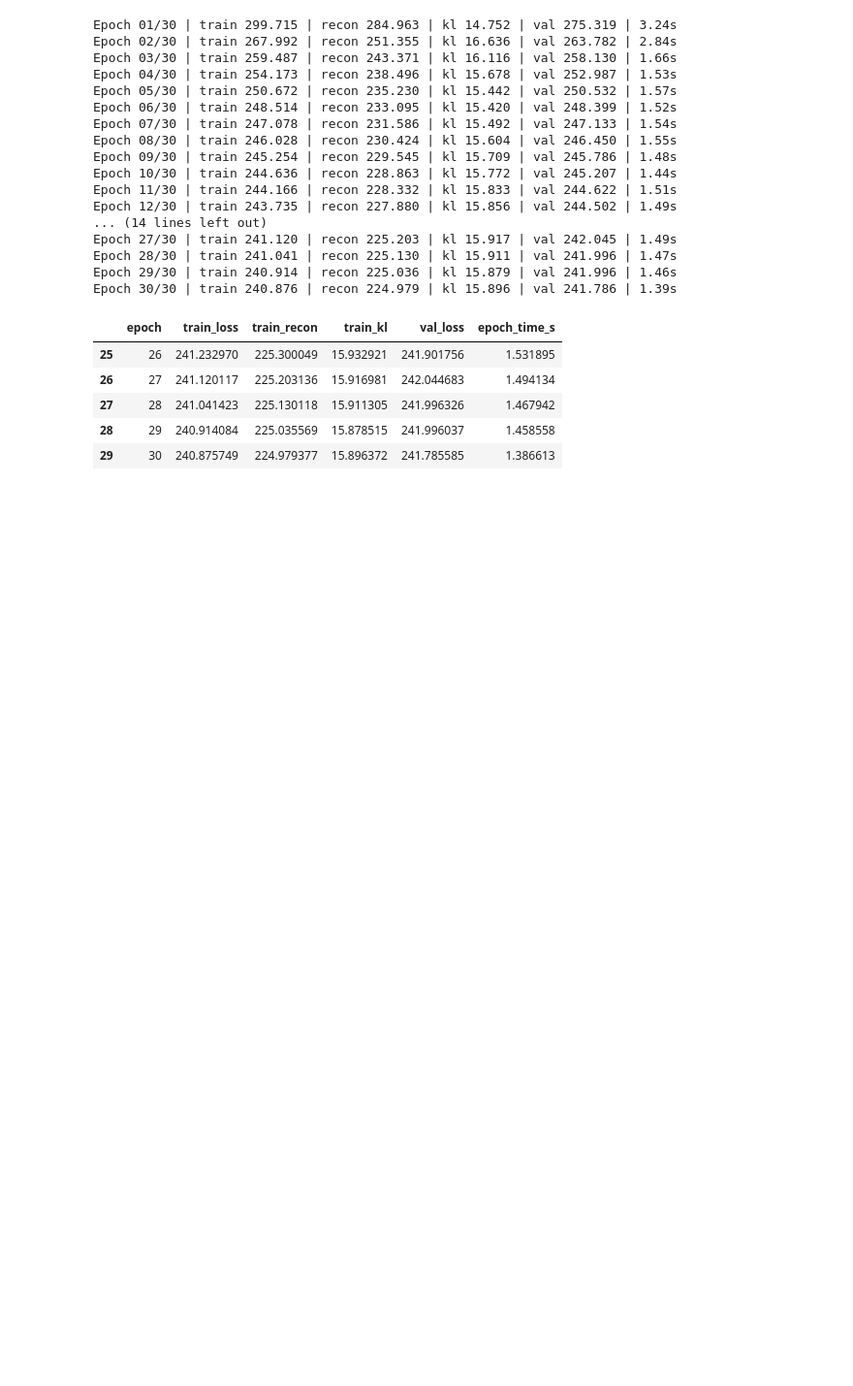
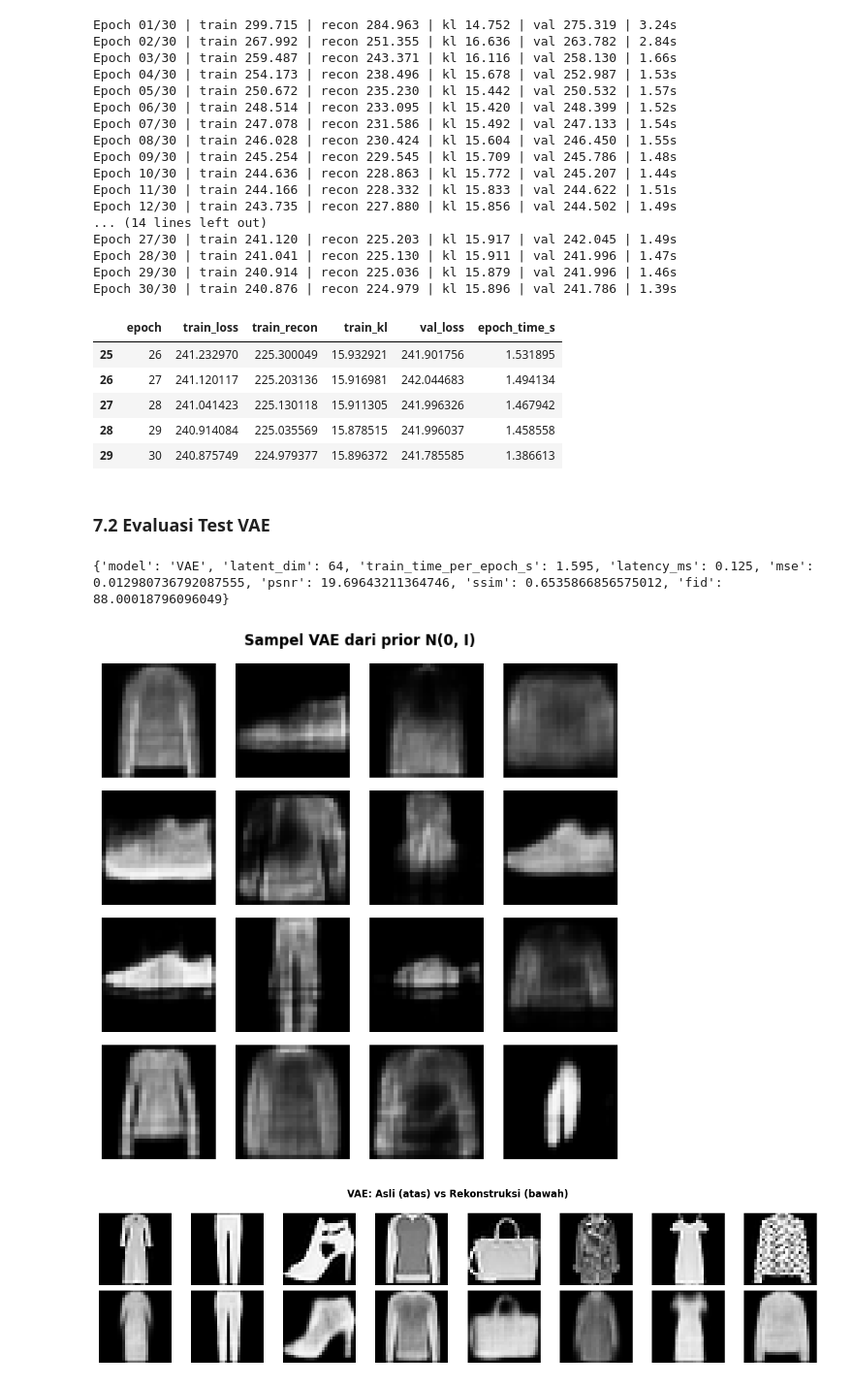
Before and after one commit to CannyCeles/deep-learning-ae-gan, a Jupyter notebook: notebooks/tugas-ae-gan.ipynb, the cells around one changed output. Shown at 97% size. Saved outputs shown, nothing was run; the diff lists cells and outputs as text; code cells hidden in the pictures; blank space fills up the shorter version.

Commit message:
feat(eval): add vae reconstruction metrics and fid

```diff
--- a/notebooks/tugas-ae-gan.ipynb
+++ b/notebooks/tugas-ae-gan.ipynb
@@ -876,3 +876,38 @@ Epoch 30/30 | train 240.876 | recon 224.979 | kl 15.896 | val 241.786 | 1.39s
 | 27 | 28 | 241.041423 | 225.130118 | 15.911305 | 241.996326 | 1.467942 |
 | 28 | 29 | 240.914084 | 225.035569 | 15.878515 | 241.996037 | 1.458558 |
 | 29 | 30 | 240.875749 | 224.979377 | 15.896372 | 241.785585 | 1.386613 |
+# %% [markdown]
+### 7.2 Evaluasi Test VAE
+# %%
+vae.eval()
+vae_mse, vae_psnr, vae_ssim = evaluate_reconstruction(lambda x: vae.decode(vae.encode(x)[0]), test_loader)
+
+set_seed(SEED)
+with torch.no_grad():
+    vae_fake = vae.decode(torch.randn(FID_N_SAMPLES, vae.latent_dim, device=device)).cpu()
+vae_fid = compute_fid_from_features(real_fid_features, extract_inception_features(vae_fake, inception_model))
+
+vae_latency = measure_latency_ms(lambda: vae.decode(torch.randn(64, vae.latent_dim, device=device)), repeats=100)
+
+vae_result = {
+    "model": "VAE",
+    "latent_dim": 64,
+    "train_time_per_epoch_s": round(vae_history["epoch_time_s"].mean(), 3),
+    "latency_ms": vae_latency,
+    "mse": vae_mse,
+    "psnr": vae_psnr,
+    "ssim": vae_ssim,
+    "fid": vae_fid,
+}
+print(vae_result)
+
+set_seed(SEED)
+with torch.no_grad():
+    vae_samples = vae.decode(torch.randn(16, vae.latent_dim, device=device))
+    x8_vae = vae.decode(vae.encode(x8)[0])
+save_grid(vae_samples, 4, 4, "Sampel VAE dari prior N(0, I)", os.path.join(FIGS_DIR, "vae_samples_preview.png"))
+save_grid(torch.cat([x8, x8_vae]), 2, 8, "VAE: Asli (atas) vs Rekonstruksi (bawah)", os.path.join(FIGS_DIR, "vae_recon_preview.png"))
+# %% [output]
+{'model': 'VAE', 'latent_dim': 64, 'train_time_per_epoch_s': 1.595, 'latency_ms': 0.125, 'mse': 0.012980736792087555, 'psnr': 19.69643211364746, 'ssim': 0.6535866856575012, 'fid': 88.00018796096049}
+[figure, added]
+[figure, added]
```
